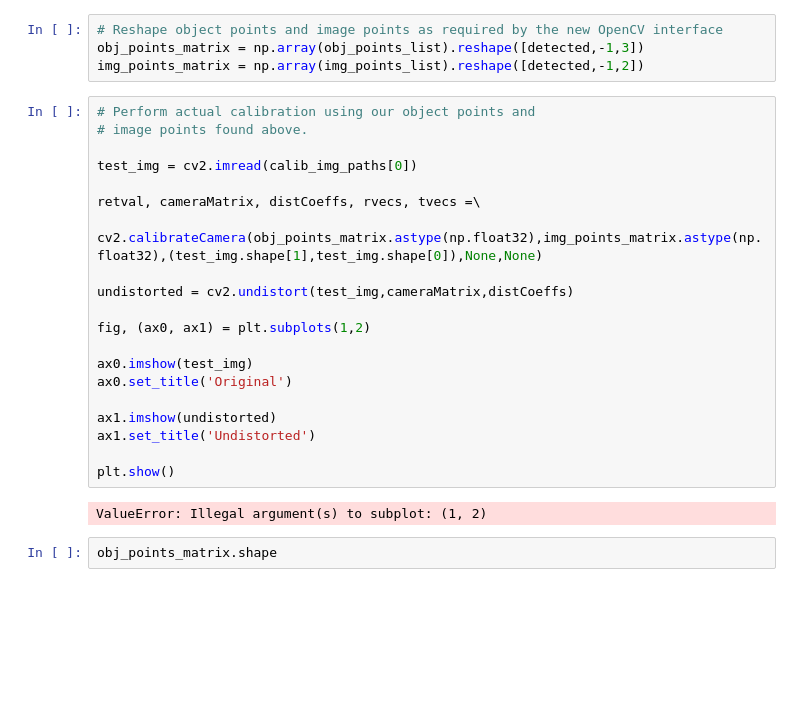
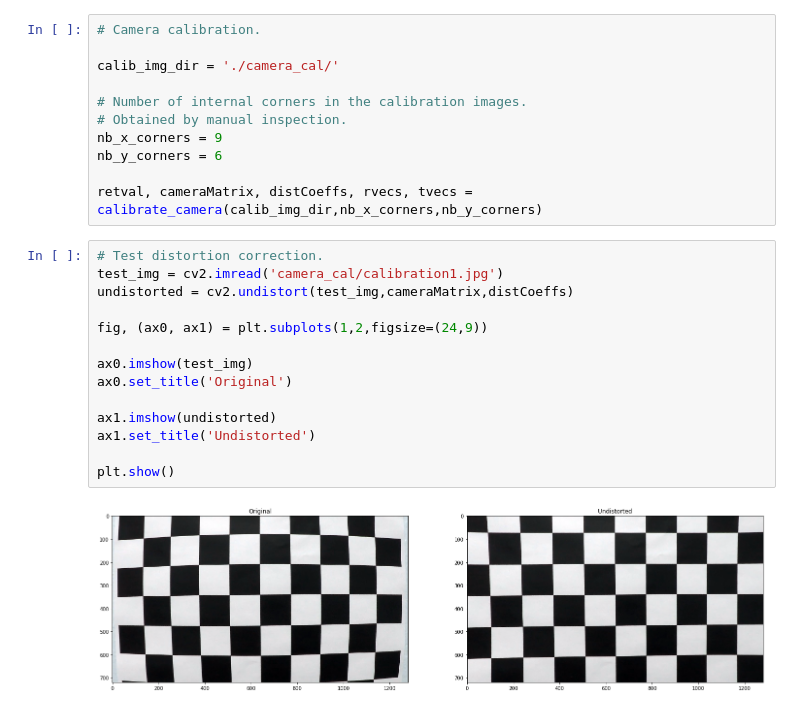
Before and after one commit to farhanhubble/Advanced-Driving-Lanes-Detection, a Jupyter notebook: lanes.ipynb, the cells around one changed output. Saved outputs shown, nothing was run; the diff lists cells and outputs as text; blank space fills up the shorter version.

```diff
--- a/lanes.ipynb
+++ b/lanes.ipynb
@@ -59,28 +68,27 @@ for path in calib_img_paths:
-# %%
-# Reshape object points and image points as required by the new OpenCV interface
-obj_points_matrix = np.array(obj_points_list).reshape([detected,-1,3])
-img_points_matrix = np.array(img_points_list).reshape([detected,-1,2])
+# %%
+# Camera calibration.
+
+calib_img_dir = './camera_cal/'
+
+# Number of internal corners in the calibration images.
+# Obtained by manual inspection.
+nb_x_corners = 9
+nb_y_corners = 6
+
+retval, cameraMatrix, distCoeffs, rvecs, tvecs = calibrate_camera(calib_img_dir,nb_x_corners,nb_y_corners)
 # %%
-# Perform actual calibration using our object points and
-# image points found above.
-
-test_img = cv2.imread(calib_img_paths[0])
-
-retval, cameraMatrix, distCoeffs, rvecs, tvecs =\
-    cv2.calibrateCamera(obj_points_matrix.astype(np.float32),img_points_matrix.astype(np.float32),(test_img.shape[1],test_img.shape[0]),None,None)
-
+# Test distortion correction.
+test_img = cv2.imread('camera_cal/calibration1.jpg')
 undistorted = cv2.undistort(test_img,cameraMatrix,distCoeffs)
 
-fig, (ax0, ax1) = plt.subplots(1,2)
+fig, (ax0, ax1) = plt.subplots(1,2,figsize=(24,9))
 
 ax0.imshow(test_img)
 ax0.set_title('Original')
 
 ax1.imshow(undistorted)
 ax1.set_title('Undistorted')
 
 plt.show()
 # %% [output]
-ValueError: Illegal argument(s) to subplot: (1, 2)
+[figure, added]
-# %%
-obj_points_matrix.shape
```
Also changed, not shown: parts of 2 cells of this notebook.
